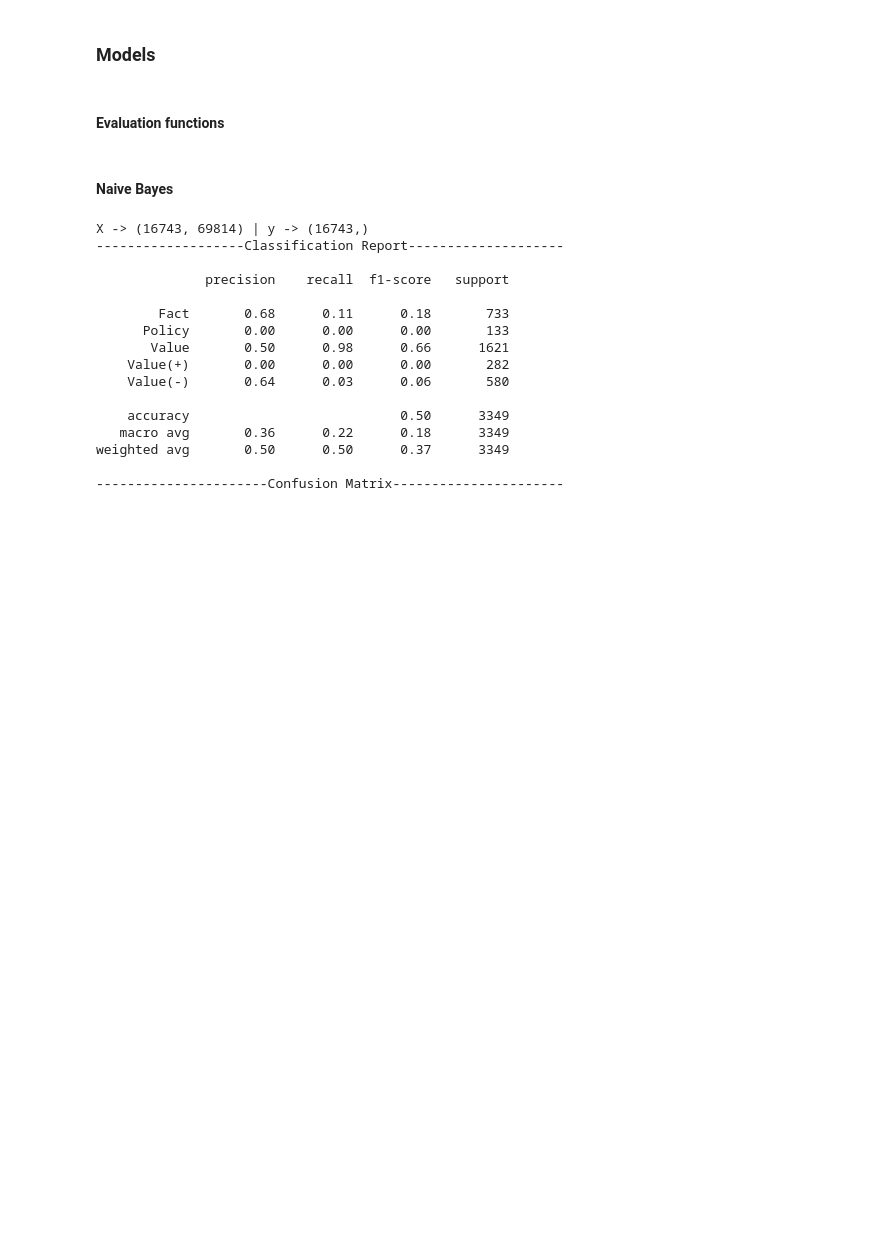
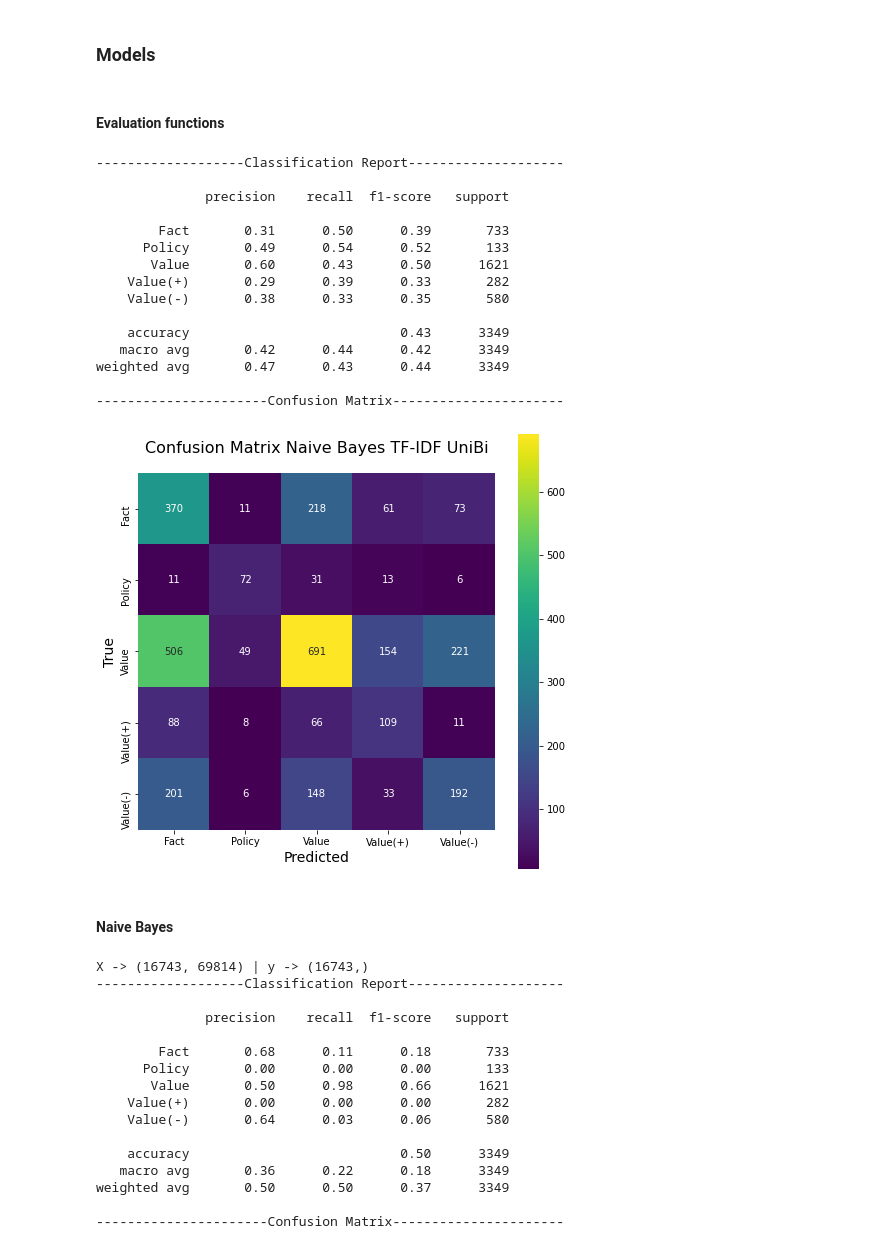
Before and after one commit to leonormgomes/FEUP_PLN, a Jupyter notebook: baseline.ipynb, the cells around one changed output. Cells and saved outputs as stored; diff of their text form; code cells hidden in the pictures; blank space fills up the shorter version.

Commit message:
Exploration of balacing data sets

```diff
--- a/baseline.ipynb
+++ b/baseline.ipynb
@@ -181,0 +182,12 @@ def simpleSplit(X, y, test_size = 0.2):
+# %%
+# TODO - Experiment with different resampling algos
+
+X_train, X_test, y_train, y_test = simpleSplit(tfidfUniBiModel(corpus), data_ADU.label)
+
+from imblearn.over_sampling import RandomOverSampler
+from collections import Counter
+
+over_sampler = RandomOverSampler(random_state=42)
+XR_res, yR_res = over_sampler.fit_resample(X_train, y_train)
+print(f"Training target statistics: {Counter(yR_res)}")
+print(f"Testing target statistics: {Counter(y_test)}")
@@ -231,6 +276,34 @@ from sklearn.model_selection import cross_val_score
 
 def cross_validation(model, kfold, X, y):
   return cross_val_score(model, X, y, cv=kfold)
+# %%
+# Test balance
+
+from sklearn.ensemble import RandomForestClassifier
+
+clfRF = RandomForestClassifier(max_depth=50)
+
+clfRF.fit(XR_res, yR_res)
+y_pred = clfRF.predict(X_test)
+
+model_evaluation(y_pred, y_test, "Naive Bayes TF-IDF UniBi")
+# %% [output]
+-------------------Classification Report--------------------
+
+              precision    recall  f1-score   support
+
+        Fact       0.31      0.50      0.39       733
+      Policy       0.49      0.54      0.52       133
+       Value       0.60      0.43      0.50      1621
+    Value(+)       0.29      0.39      0.33       282
+    Value(-)       0.38      0.33      0.35       580
+
+    accuracy                           0.43      3349
+   macro avg       0.42      0.44      0.42      3349
+weighted avg       0.47      0.43      0.44      3349
+
+----------------------Confusion Matrix----------------------
+[figure, added]
 # %% [markdown]
 #### Naive Bayes
 # %%
```
Also changed, not shown: parts of 9 cells of this notebook, 4 other files.
